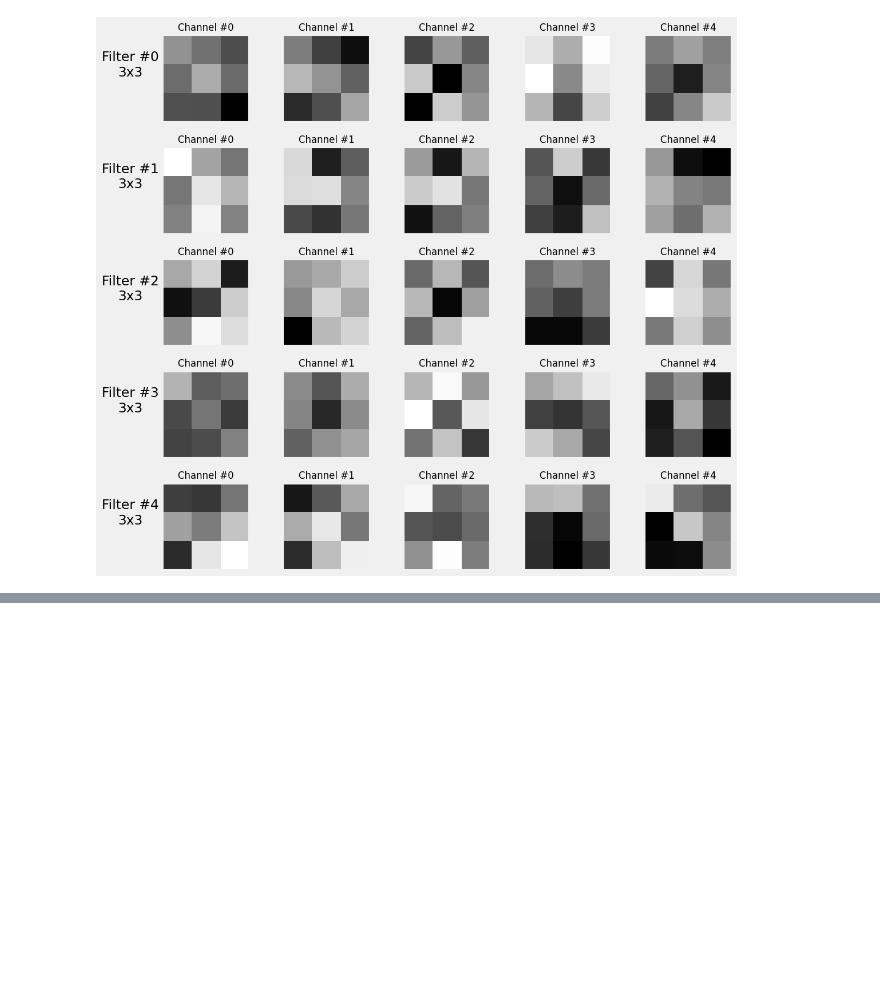
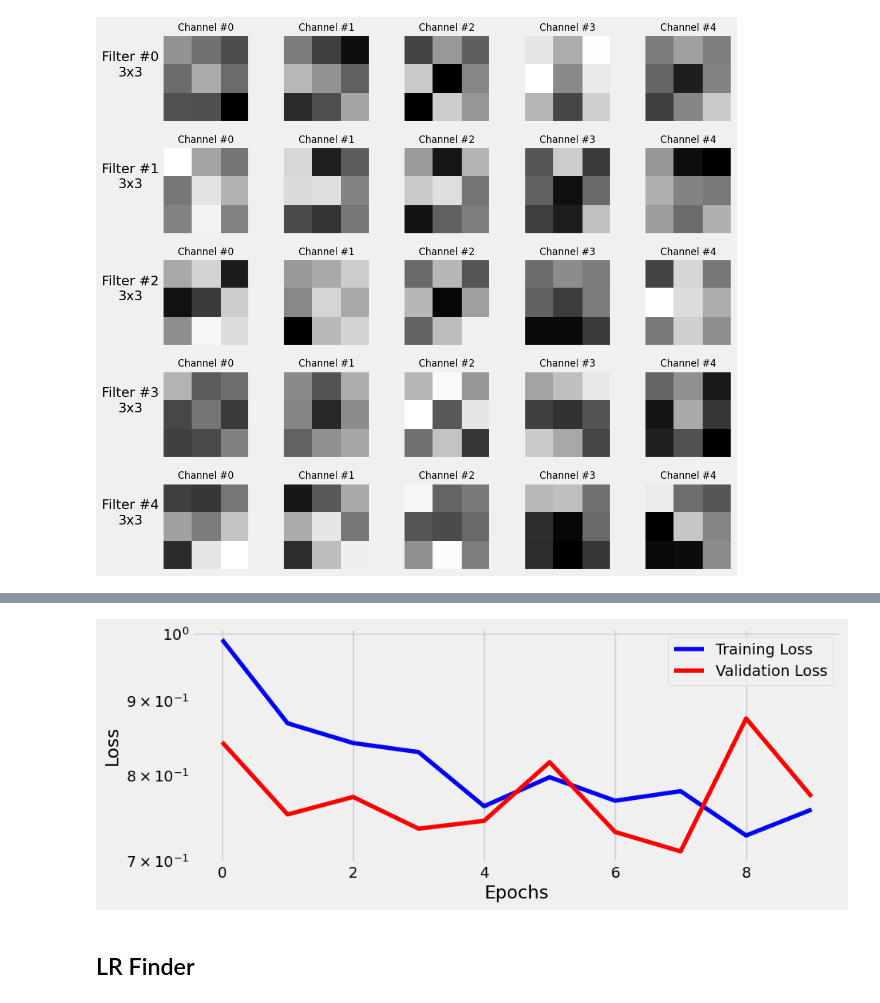
Before and after one commit to opedro-c/image-classifier, a Jupyter notebook: image_classification.ipynb, the cells around one changed output, grey strips where cells are left out. Drawn from its saved outputs; the diff is of its cells as text; code cells hidden in the pictures; blank space fills up the shorter version.

```diff
--- a/image_classification.ipynb
+++ b/image_classification.ipynb
@@ -1093,0 +1221,12 @@ fig = arch_cnn2.visualize_filters('conv2')
+# %%
+new_optimizer = optim.Adam(new_model.parameters(), lr=0.005)
+sbs_new.set_optimizer(new_optimizer)
+sbs_new.set_loaders(train_loader, val_loader)
+sbs_new.train(10)
+# %%
+# This plot wasn't included in the book
+fig = sbs_new.plot_losses()
+# %% [output]
+[figure, added]
+# %% [markdown]
+## LR Finder
```
Also changed, not shown: parts of 81 cells of this notebook.
